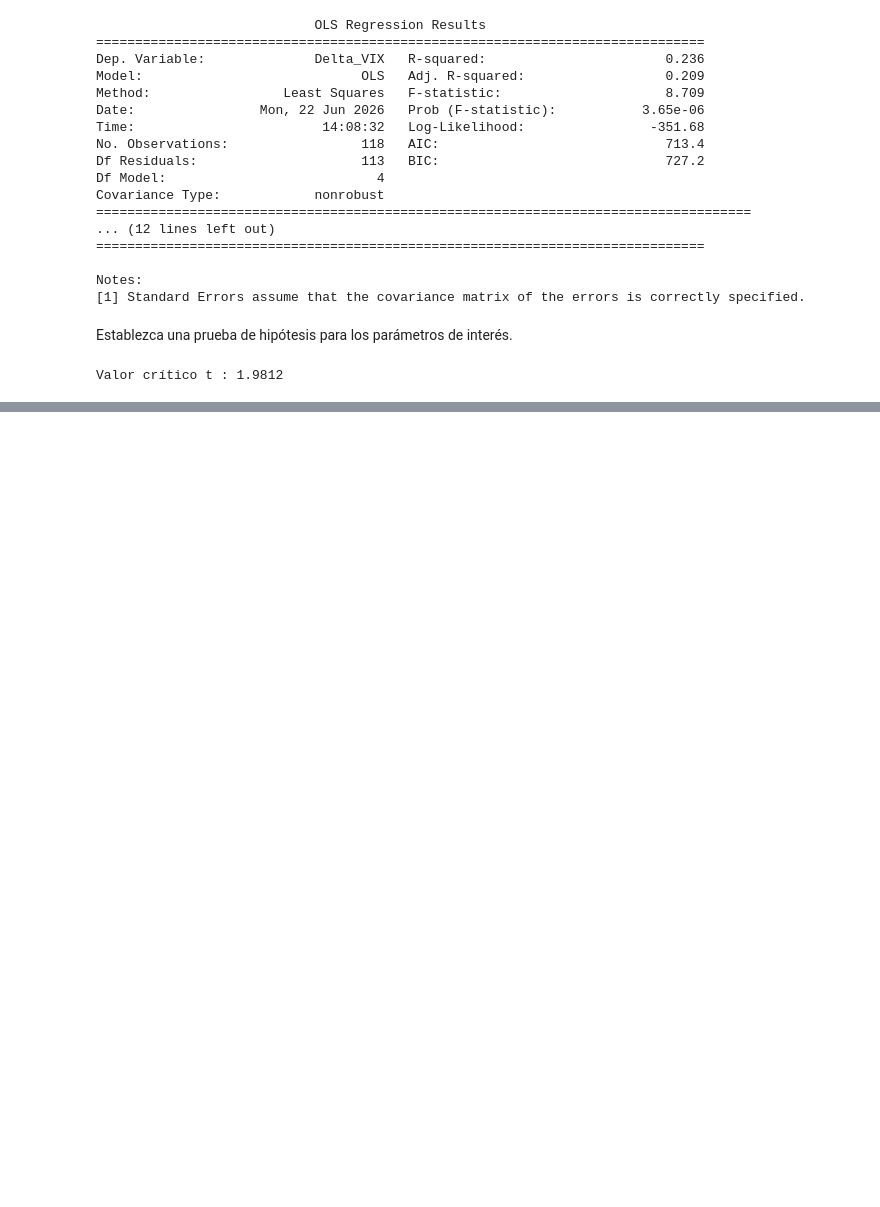
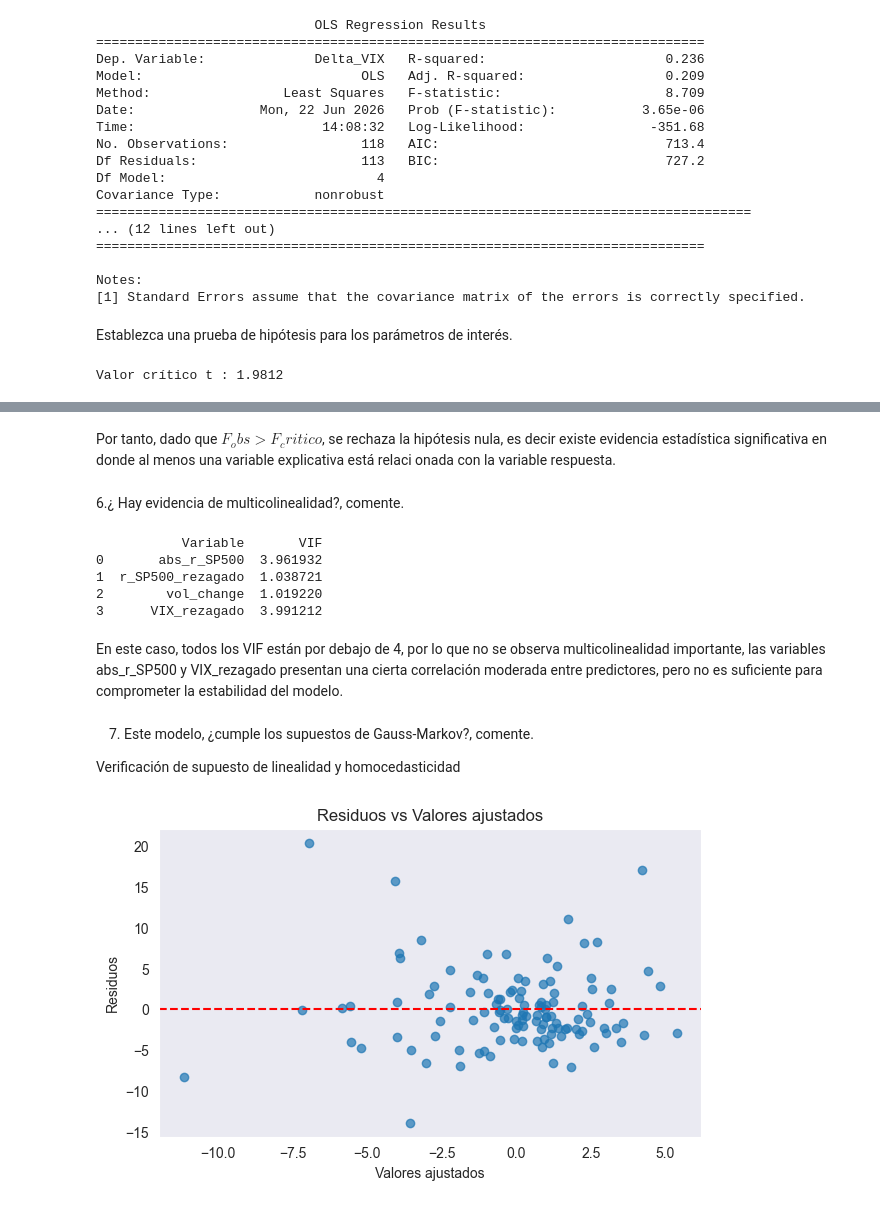
Before and after one commit to Felipe-Lopez-Vergara/ds_finance_-Lopez-, a Jupyter notebook: notebooks/HW_Sesion_3.ipynb, the cells around one changed output, grey strips where cells are left out. Saved outputs shown, nothing was run; the diff lists cells and outputs as text; code cells hidden in the pictures; blank space fills up the shorter version.

Commit message:
feat: respuesta hasta pregunta 7, reg múltiple

```diff
--- a/notebooks/HW_Sesion_3.ipynb
+++ b/notebooks/HW_Sesion_3.ipynb
@@ -360,0 +404,44 @@ Se rechaza $H_0$. existe evidencia estadística significativa de que el coeficie
+# %% [markdown]
+Por tanto, dado que $F_obs > F_critico$, se rechaza la hipótesis nula, es decir existe evidencia estadística significativa en donde al menos una variable explicativa está relaci   onada con la variable respuesta.
+# %% [markdown]
+6.¿ Hay evidencia de multicolinealidad?, comente.
+# %%
+from statsmodels.stats.outliers_influence import variance_inflation_factor
+
+X_vif = df[['abs_r_SP500',
+        'r_SP500_rezagado',
+        'vol_change',
+        'VIX_rezagado']]
+
+vif = pd.DataFrame()
+vif["Variable"] = X_vif.columns
+vif["VIF"] = [variance_inflation_factor(X_vif.values, i)
+              for i in range(X_vif.shape[1])]
+
+print(vif)
+# %% [output]
+           Variable       VIF
+0       abs_r_SP500  3.961932
+1  r_SP500_rezagado  1.038721
+2        vol_change  1.019220
+3      VIX_rezagado  3.991212
+# %% [markdown]
+En este caso, todos los VIF están por debajo de 4, por lo que no se observa multicolinealidad importante, las variables abs_r_SP500 y VIX_rezagado presentan una cierta correlación moderada entre predictores, pero no es suficiente para comprometer la estabilidad del modelo.
+# %% [markdown]
+7. Este modelo, ¿cumple los supuestos de Gauss-Markov?, comente.
+
+Verificación de supuesto de linealidad y homocedasticidad
+# %%
+# Residuos vs Valores Ajustados
+fitted_vals_reg_mul = model_reg_mult.fittedvalues
+residuals_reg_mul = model_reg_mult.resid
+
+plt.figure(figsize = (7,4))
+plt.scatter(fitted_vals_reg_mul, residuals_reg_mul, alpha = 0.7)
+plt.axhline(0, color = 'red', linestyle = '--')
+plt.xlabel('Valores ajustados')
+plt.ylabel('Residuos')
+plt.title('Residuos vs Valores ajustados')
+plt.show()
+# %% [output]
+[figure, added]
```
Also changed, not shown: parts of 13 cells of this notebook.
